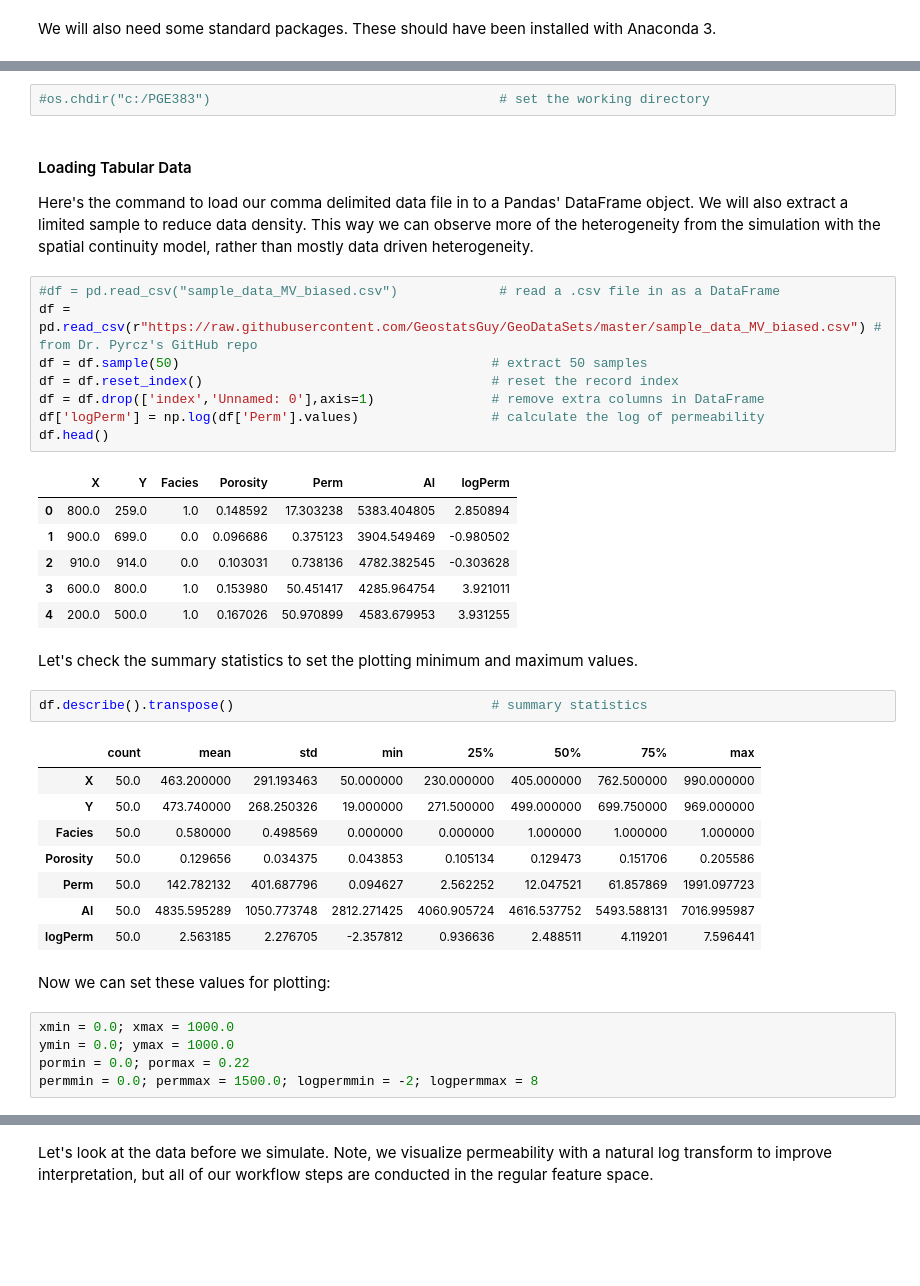
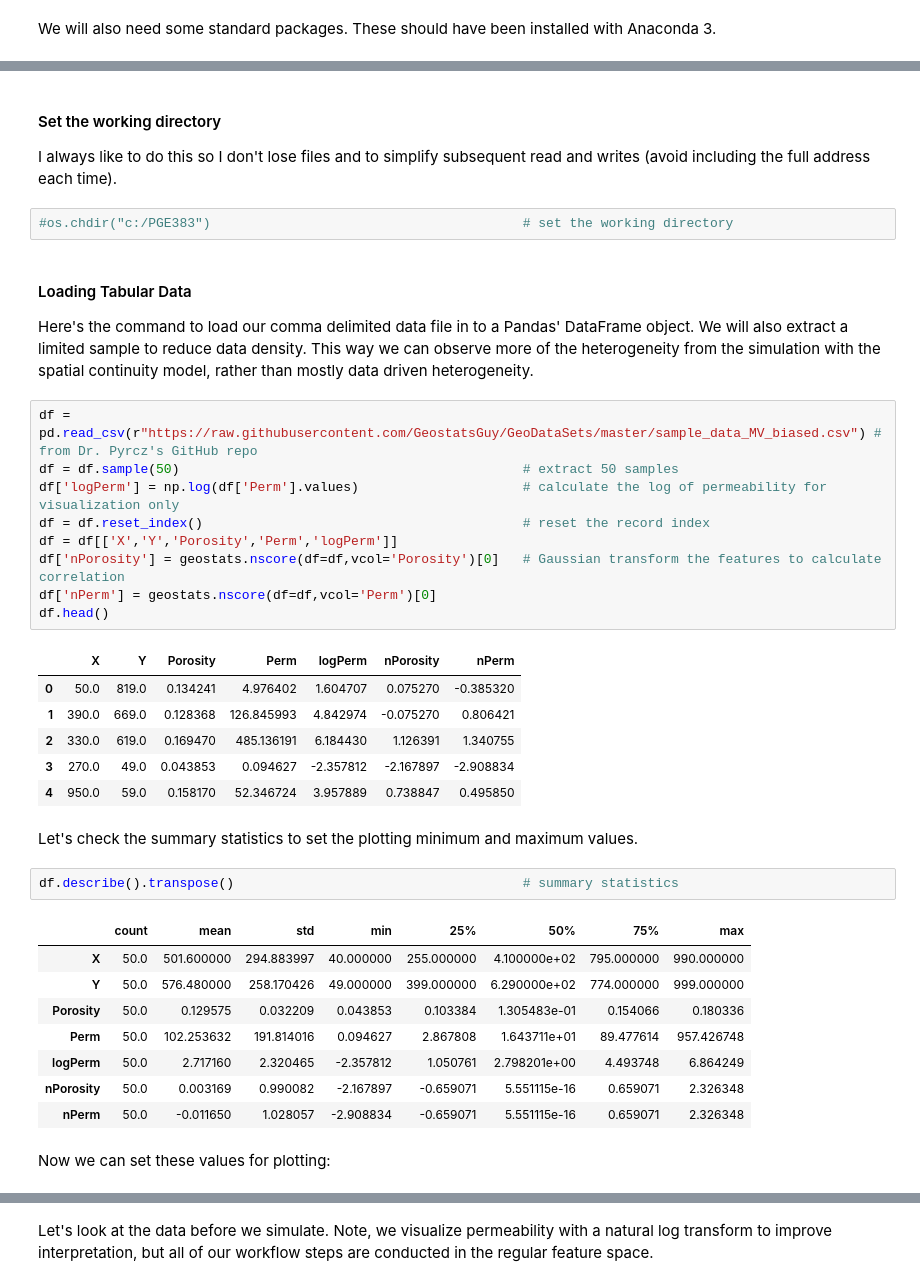
Before and after one commit to GeostatsGuy/GeostatsPyDemos, a Jupyter notebook: GeostatsPy_cosimulation.ipynb, the cells around one changed output, grey strips where cells are left out. Saved outputs shown, nothing was run; the diff lists cells and outputs as text; blank space fills up the shorter version.

```diff
--- a/GeostatsPy_cosimulation.ipynb
+++ b/GeostatsPy_cosimulation.ipynb
@@ -71,41 +111,41 @@ I always like to do this so I don't lose files and to simplify subsequent read a
+# %% [markdown]
+#### Set the working directory
+
+I always like to do this so I don't lose files and to simplify subsequent read and writes (avoid including the full address each time).
 # %%
-#os.chdir("c:/PGE383")                                     # set the working directory
+#os.chdir("c:/PGE383")                                        # set the working directory
 # %% [markdown]
 #### Loading Tabular Data
 
 Here's the command to load our comma delimited data file in to a Pandas' DataFrame object. We will also extract a limited sample to reduce data density. This way we can observe more of the heterogeneity from the simulation with the spatial continuity model, rather than mostly data driven heterogeneity.
 # %%
-#df = pd.read_csv("sample_data_MV_biased.csv")             # read a .csv file in as a DataFrame
 df = pd.read_csv(r"https://raw.githubusercontent.com/GeostatsGuy/GeoDataSets/master/sample_data_MV_biased.csv") # from Dr. Pyrcz's GitHub repo
-df = df.sample(50)                                        # extract 50 samples
-df = df.reset_index()                                     # reset the record index
-df = df.drop(['index','Unnamed: 0'],axis=1)               # remove extra columns in DataFrame
-df['logPerm'] = np.log(df['Perm'].values)                 # calculate the log of permeability
+df = df.sample(50)                                            # extract 50 samples
+df['logPerm'] = np.log(df['Perm'].values)                     # calculate the log of permeability for visualization only
+df = df.reset_index()                                         # reset the record index
+df = df[['X','Y','Porosity','Perm','logPerm']]
+df['nPorosity'] = geostats.nscore(df=df,vcol='Porosity')[0]   # Gaussian transform the features to calculate correlation
+df['nPerm'] = geostats.nscore(df=df,vcol='Perm')[0]
 df.head()
 # %% [output]
-|  | X | Y | Facies | Porosity | Perm | AI | logPerm |
-| 0 | 800.0 | 259.0 | 1.0 | 0.148592 | 17.303238 | 5383.404805 | 2.850894 |
-| 1 | 900.0 | 699.0 | 0.0 | 0.096686 | 0.375123 | 3904.549469 | -0.980502 |
-| 2 | 910.0 | 914.0 | 0.0 | 0.103031 | 0.738136 | 4782.382545 | -0.303628 |
-| 3 | 600.0 | 800.0 | 1.0 | 0.153980 | 50.451417 | 4285.964754 | 3.921011 |
-| 4 | 200.0 | 500.0 | 1.0 | 0.167026 | 50.970899 | 4583.679953 | 3.931255 |
+|  | X | Y | Porosity | Perm | logPerm | nPorosity | nPerm |
+| 0 | 50.0 | 819.0 | 0.134241 | 4.976402 | 1.604707 | 0.075270 | -0.385320 |
+| 1 | 390.0 | 669.0 | 0.128368 | 126.845993 | 4.842974 | -0.075270 | 0.806421 |
+| 2 | 330.0 | 619.0 | 0.169470 | 485.136191 | 6.184430 | 1.126391 | 1.340755 |
+| 3 | 270.0 | 49.0 | 0.043853 | 0.094627 | -2.357812 | -2.167897 | -2.908834 |
+| 4 | 950.0 | 59.0 | 0.158170 | 52.346724 | 3.957889 | 0.738847 | 0.495850 |
 # %% [markdown]
 Let's check the summary statistics to set the plotting minimum and maximum values.
 # %%
-df.describe().transpose()                                 # summary statistics
+df.describe().transpose()                                     # summary statistics
 # %% [output]
 |  | count | mean | std | min | 25% | 50% | 75% | max |
-| X | 50.0 | 463.200000 | 291.193463 | 50.000000 | 230.000000 | 405.000000 | 762.500000 | 990.000000 |
-| Y | 50.0 | 473.740000 | 268.250326 | 19.000000 | 271.500000 | 499.000000 | 699.750000 | 969.000000 |
-| Facies | 50.0 | 0.580000 | 0.498569 | 0.000000 | 0.000000 | 1.000000 | 1.000000 | 1.000000 |
-| Porosity | 50.0 | 0.129656 | 0.034375 | 0.043853 | 0.105134 | 0.129473 | 0.151706 | 0.205586 |
-| Perm | 50.0 | 142.782132 | 401.687796 | 0.094627 | 2.562252 | 12.047521 | 61.857869 | 1991.097723 |
-| AI | 50.0 | 4835.595289 | 1050.773748 | 2812.271425 | 4060.905724 | 4616.537752 | 5493.588131 | 7016.995987 |
-| logPerm | 50.0 | 2.563185 | 2.276705 | -2.357812 | 0.936636 | 2.488511 | 4.119201 | 7.596441 |
+| X | 50.0 | 501.600000 | 294.883997 | 40.000000 | 255.000000 | 4.100000e+02 | 795.000000 | 990.000000 |
+| Y | 50.0 | 576.480000 | 258.170426 | 49.000000 | 399.000000 | 6.290000e+02 | 774.000000 | 999.000000 |
+| Porosity | 50.0 | 0.129575 | 0.032209 | 0.043853 | 0.103384 | 1.305483e-01 | 0.154066 | 0.180336 |
+| Perm | 50.0 | 102.253632 | 191.814016 | 0.094627 | 2.867808 | 1.643711e+01 | 89.477614 | 957.426748 |
+| logPerm | 50.0 | 2.717160 | 2.320465 | -2.357812 | 1.050761 | 2.798201e+00 | 4.493748 | 6.864249 |
+| nPorosity | 50.0 | 0.003169 | 0.990082 | -2.167897 | -0.659071 | 5.551115e-16 | 0.659071 | 2.326348 |
+| nPerm | 50.0 | -0.011650 | 1.028057 | -2.908834 | -0.659071 | 5.551115e-16 | 0.659071 | 2.326348 |
 # %% [markdown]
 Now we can set these values for plotting:
-# %%
-xmin = 0.0; xmax = 1000.0
-ymin = 0.0; ymax = 1000.0
-pormin = 0.0; pormax = 0.22
-permmin = 0.0; permmax = 1500.0; logpermmin = -2; logpermmax = 8
```
Also changed, not shown: parts of 23 cells of this notebook, 11 other files.
